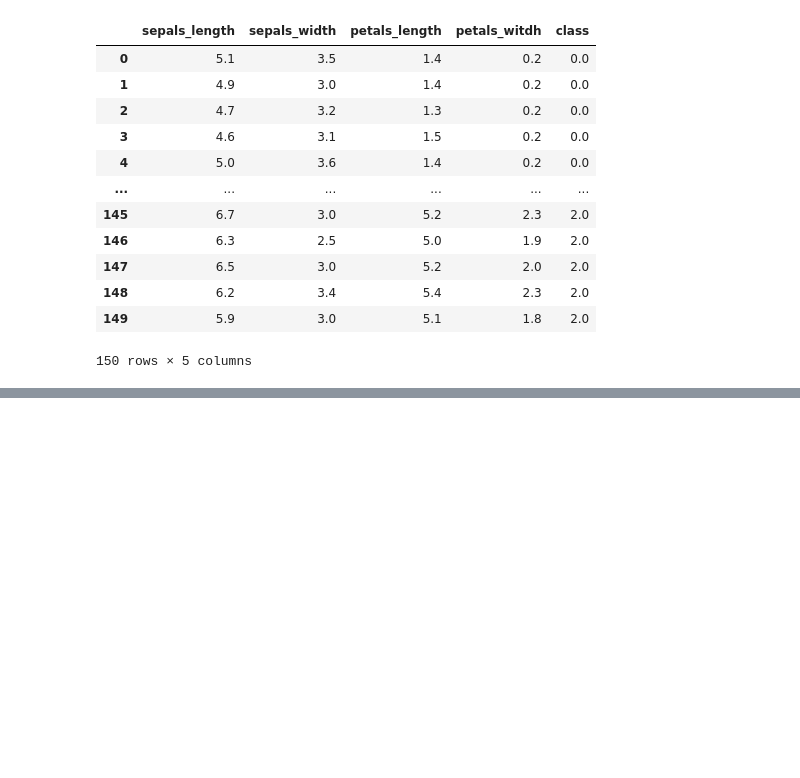
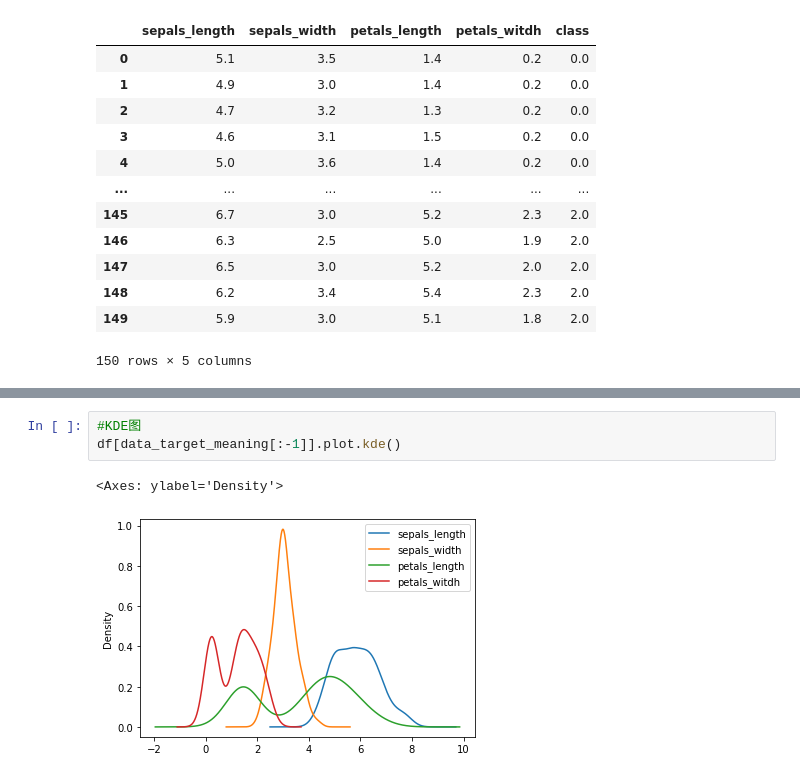
Before and after one commit to chunming1022/Data-Mining, a Jupyter notebook: 21051907_陈浩明_第一次上机.ipynb, the cells around one changed output, grey strips where cells are left out. Cells and saved outputs as stored; diff of their text form; blank space fills up the shorter version.

```diff
--- a/21051907_陈浩明_第一次上机.ipynb
+++ b/21051907_陈浩明_第一次上机.ipynb
@@ -53,0 +87,6 @@ df.plot.box()
+# %%
+#KDE图
+df[data_target_meaning[:-1]].plot.kde()
+# %% [output]
+<Axes: ylabel='Density'>
+[figure, added]
```
Also changed, not shown: parts of 7 cells of this notebook.
